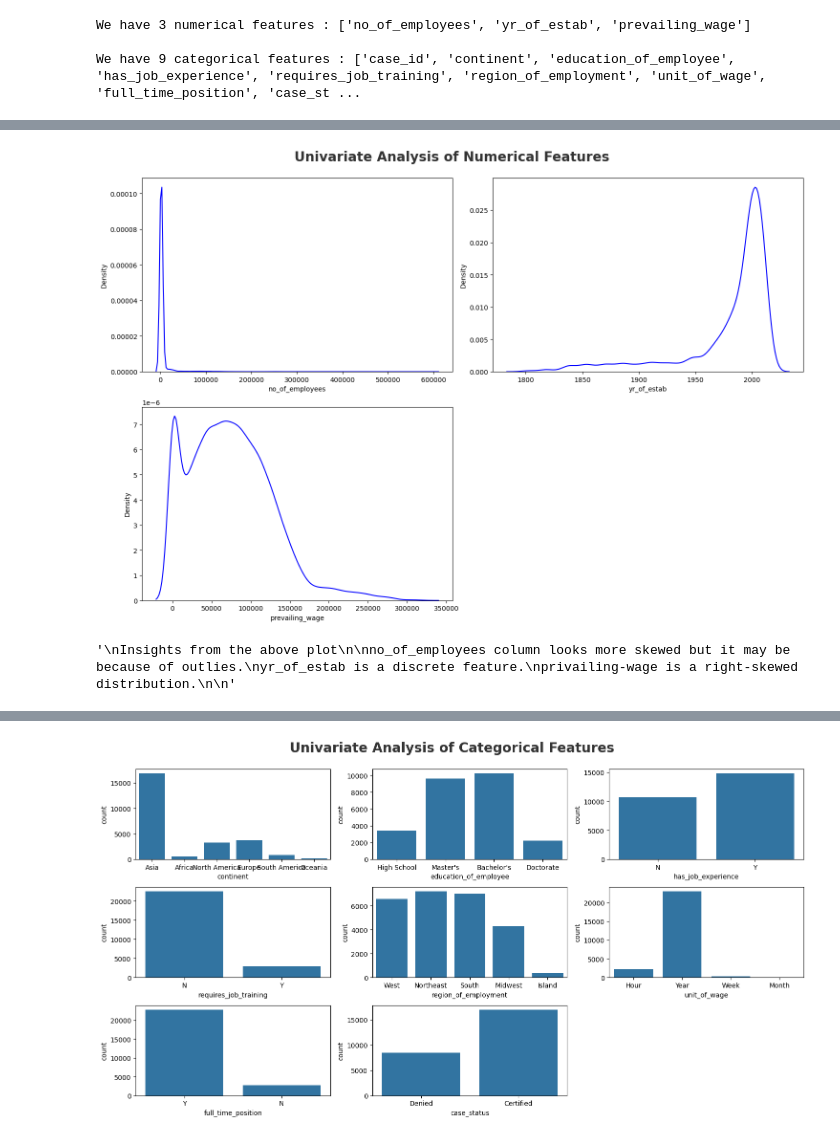
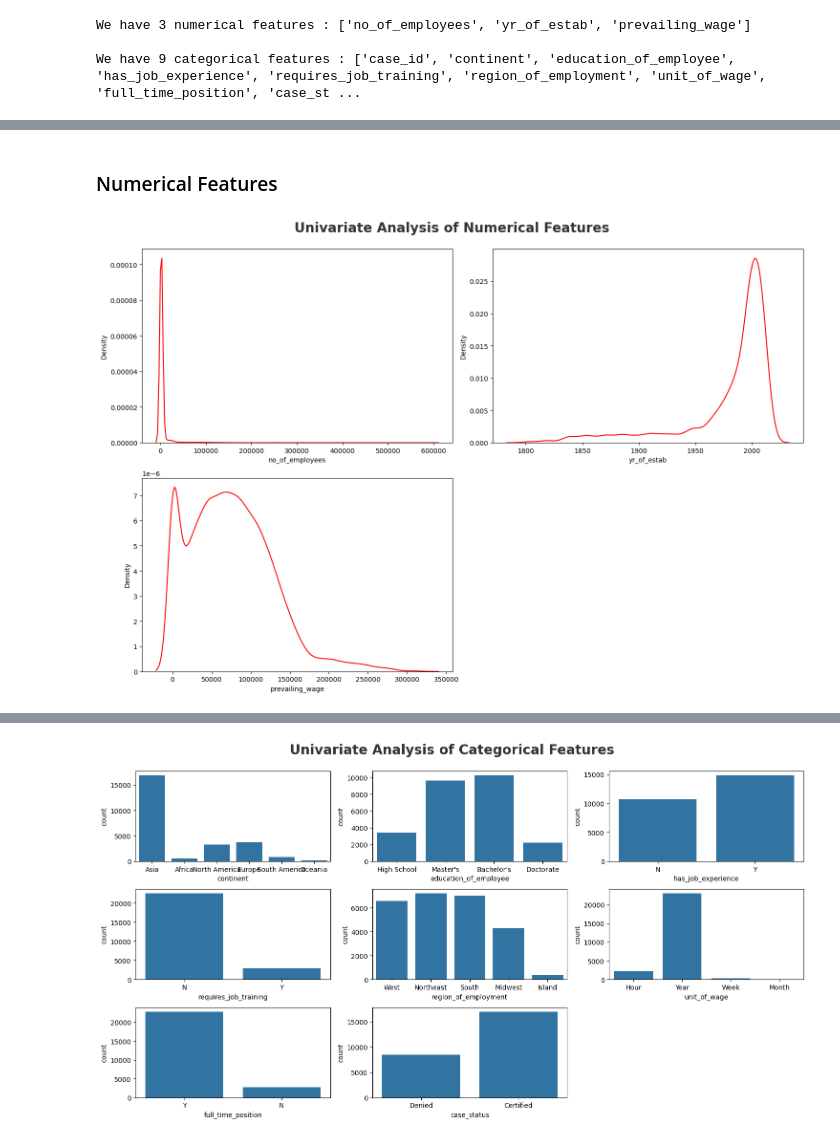
Before and after one commit to abhishek199677/-MLOPs-Production-Ready-Machine-Learning-Project, a Jupyter notebook: notebook/1_EDA_US_visa.ipynb, the cells around one changed output, grey strips where cells are left out. Cells and saved outputs as stored; diff of their text form; code cells hidden in the pictures.

```diff
--- a/notebook/1_EDA_US_visa.ipynb
+++ b/notebook/1_EDA_US_visa.ipynb
@@ -122,35 +158,16 @@ Name: proportion, dtype: float64
+# %% [markdown]
+### Numerical Features
 # %%
-#Numerical features
-
-'''
-Univariate Analysis:
-
-The term univariate analysis refers to the analysis of one variable prefix “uni” means “one.” The purpose of univariate analysis is to understand the distribution of values for a single variable.
-
-'''
-
-#matplotlib
 plt.figure(figsize=(15, 10))
 plt.suptitle('Univariate Analysis of Numerical Features', fontsize=20, fontweight='bold', alpha=0.8, y=1.)
 
 for i in range(0, len(numeric_features)):
     plt.subplot(2, 2, i+1)
-    sns.kdeplot(x=df[numeric_features[i]], color='blue')
+    sns.kdeplot(x=df[numeric_features[i]], color='red')
     plt.xlabel(numeric_features[i])
     plt.tight_layout()
 
 # save plot
 # plt.savefig('./images/Univariate_Num.png')
 # %% [output]
-[figure, old version]
+[figure, new version]
-# %%
-'''
-Insights from the above plot
-
-no_of_employees column looks more skewed but it may be because of outlies.
-yr_of_estab is a discrete feature.
-privailing-wage is a right-skewed distribution.
-
-'''
-# %% [output]
-'\nInsights from the above plot\n\nno_of_employees column looks more skewed but it may be because of outlies.\nyr_of_estab is a discrete feature.\nprivailing-wage is a right-skewed distribution.\n\n'
```
Also changed, not shown: parts of 104 cells of this notebook.
